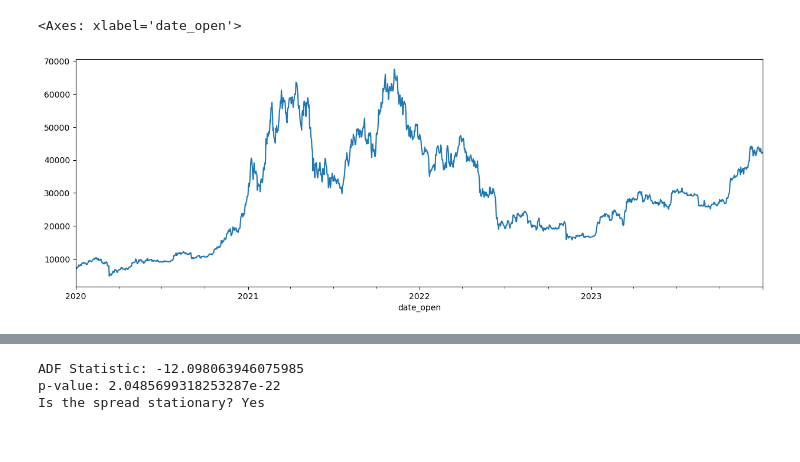
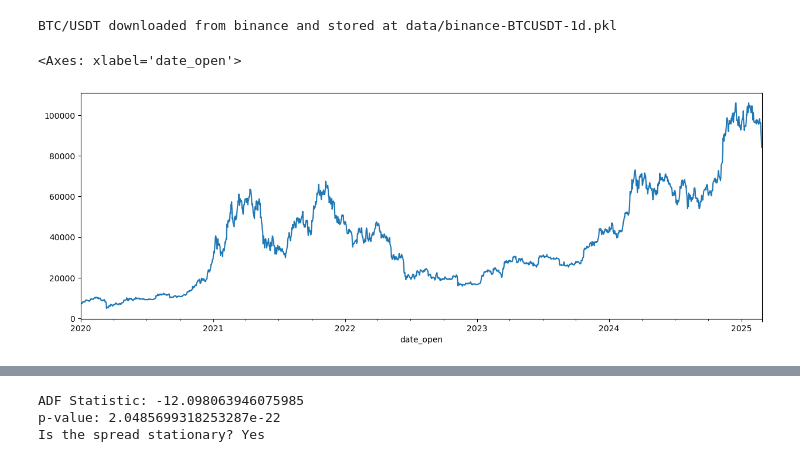
Before and after one commit to chantomkit/RLTrade, a Jupyter notebook: btc_analysis.ipynb, the cells around one changed output, grey strips where cells are left out. Cells and saved outputs as stored; diff of their text form; code cells hidden in the pictures.

```diff
--- a/btc_analysis.ipynb
+++ b/btc_analysis.ipynb
@@ -14,18 +16,19 @@ import pandas_ta as ta
 # %%
 # Download BTC/USDT historical data from Binance and stores it to directory ./data/binance-BTCUSDT-1h.pkl
-# download(exchange_names = ["binance"],
-#     symbols= ["BTC/USDT"],
-#     timeframe= "1d",
-#     dir = "data",
-#     since= datetime.datetime(year= 2019, month= 12, day=31),
-#     until= datetime.datetime(year= 2024, month= 1, day=1)
-# )
+download(exchange_names = ["binance"],
+    symbols= ["BTC/USDT"],
+    timeframe= "1d",
+    dir = "data",
+    since= datetime.datetime(year= 2019, month= 12, day=31),
+    until= datetime.datetime(year= 2025, month= 3, day=1)
+)
 # Import your fresh data
 df = pd.read_pickle("./data/binance-BTCUSDT-1d.pkl")
 df["close"].plot(figsize=(15, 5))
 # %% [output]
-<Axes: xlabel='date_open'>
+BTC/USDT downloaded from binance and stored at data/binance-BTCUSDT-1d.pkl
+<Axes: xlabel='date_open'>
-[figure, old version]
+[figure, new version]
 # %%
 ret = df.close.diff()
 ret.plot(figsize=(15, 5))
```
Also changed, not shown: parts of 2 cells of this notebook, 2 other files.
